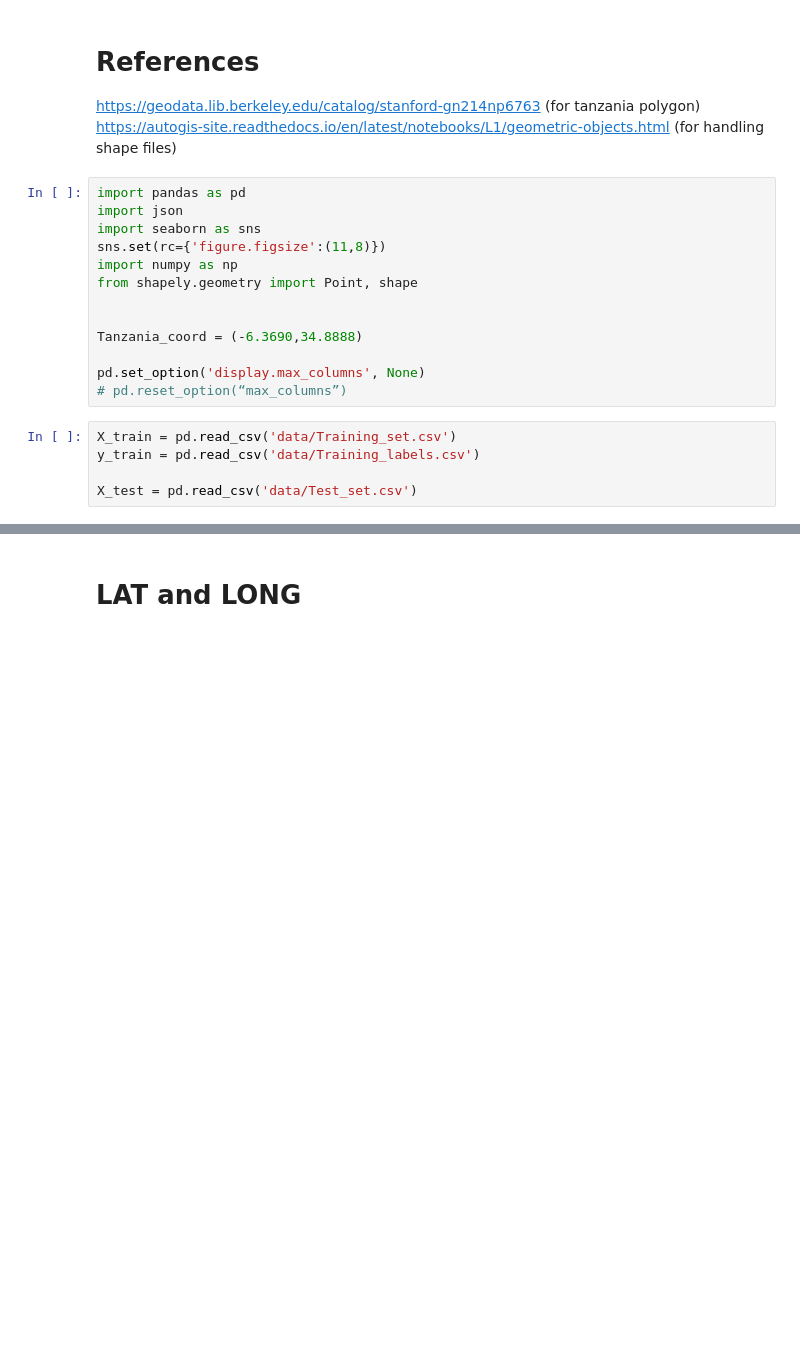
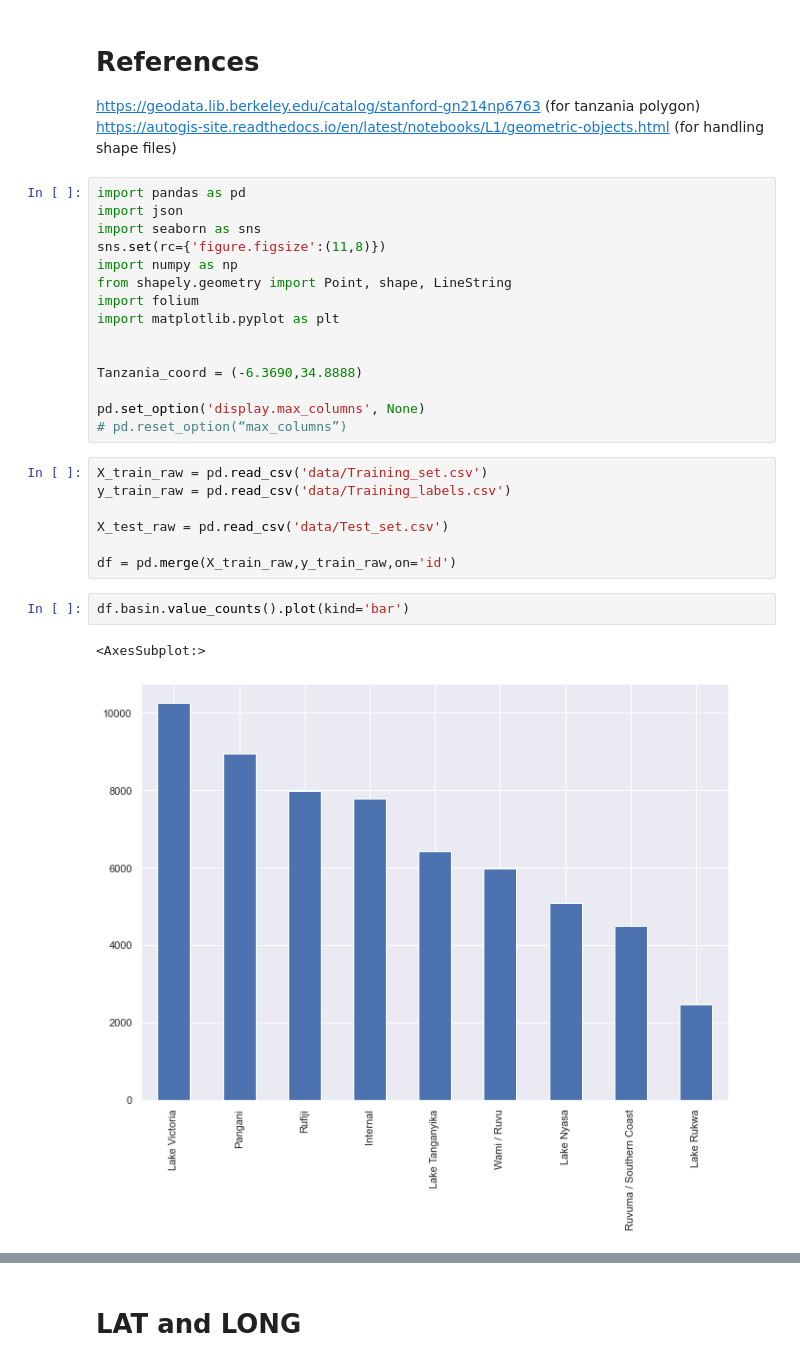
Before and after one commit to ssaeed85/dsc-ph3-TanzaniaWaterWell, a Jupyter notebook: Notebook.ipynb, the cells around one changed output, grey strips where cells are left out. Drawn from its saved outputs; the diff is of its cells as text; blank space fills up the shorter version.

Commit message:
majority of data analysis

```diff
--- a/Notebook.ipynb
+++ b/Notebook.ipynb
@@ -8,7 +8,9 @@ import json
 import seaborn as sns
 sns.set(rc={'figure.figsize':(11,8)})
 import numpy as np
-from shapely.geometry import Point, shape
+from shapely.geometry import Point, shape, LineString
+import folium
+import matplotlib.pyplot as plt
 
 
 Tanzania_coord = (-6.3690,34.8888)
@@ -16,7 +18,14 @@ Tanzania_coord = (-6.3690,34.8888)
 pd.set_option('display.max_columns', None)
 # pd.reset_option(“max_columns”)
 # %%
-X_train = pd.read_csv('data/Training_set.csv')
-y_train = pd.read_csv('data/Training_labels.csv')
+X_train_raw = pd.read_csv('data/Training_set.csv')
+y_train_raw = pd.read_csv('data/Training_labels.csv')
 
-X_test = pd.read_csv('data/Test_set.csv')
+X_test_raw = pd.read_csv('data/Test_set.csv')
+
+df = pd.merge(X_train_raw,y_train_raw,on='id')
+# %%
+df.basin.value_counts().plot(kind='bar')
+# %% [output]
+<AxesSubplot:>
+[figure, added]
```
Also changed, not shown: parts of 49 cells of this notebook, 1 other file.
